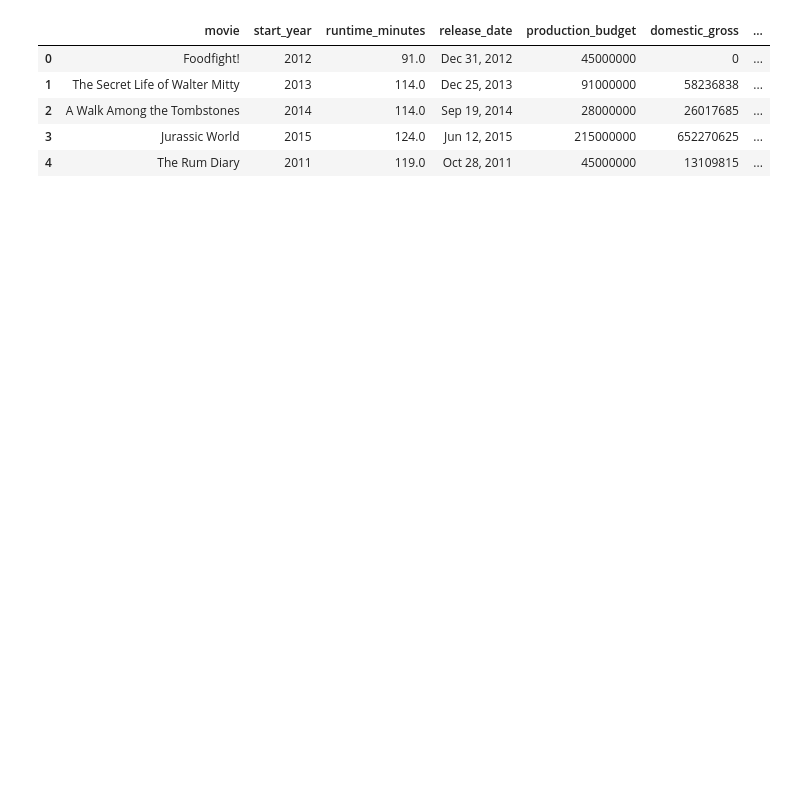
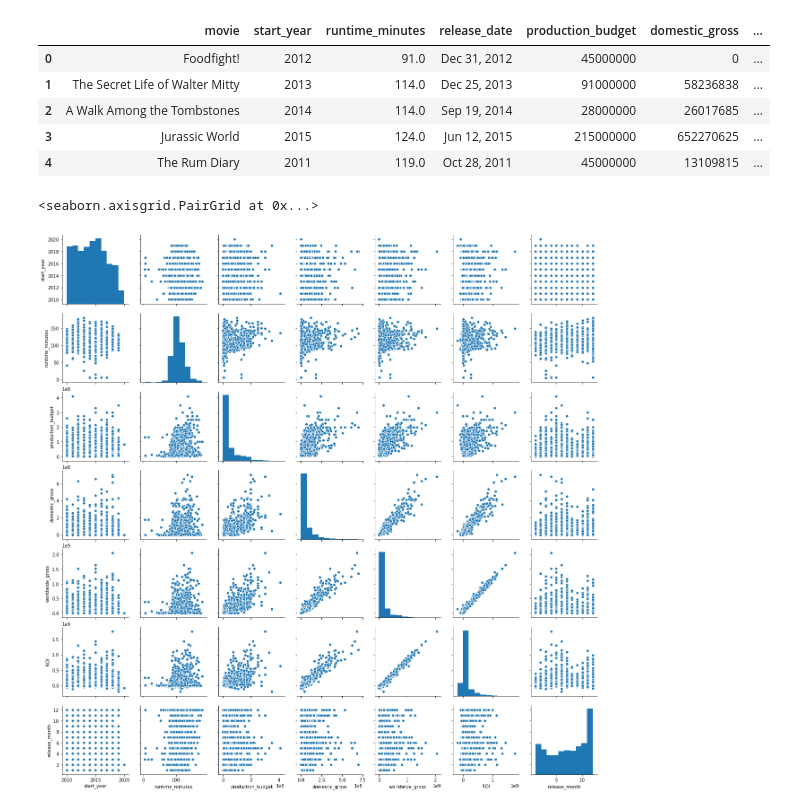
Before and after one commit to irvingcampbell/FIS-Mod1-Project, a Jupyter notebook: SH_Cleaning.ipynb, the cells around one changed output. Saved outputs shown, nothing was run; the diff lists cells and outputs as text; code cells hidden in the pictures; blank space fills up the shorter version.

```diff
--- a/SH_Cleaning.ipynb
+++ b/SH_Cleaning.ipynb
@@ -205,6 +205,39 @@ total_df = total_df.drop("genres", axis=1)
 total_df = total_df.drop("tconst", axis=1)
 # %%
 total_df = total_df.drop("id", axis=1)
+# %%
+total_df['release_month'] = total_df.release_date.map(lambda x: x[:3])
+# %%
+def month_to_num(x):
+   if x == "Jan":
+       x = 1
+   elif x == "Feb":
+       x = 2
+   elif x == "Mar":
+       x = 3
+   elif x == "Apr":
+       x = 4
+   elif x == "May":
+       x = 5
+   elif x == "Jun":
+       x = 6
+   elif x == "Jul":
+       x = 7
+   elif x == "Aug":
+       x = 8
+   elif x == "Sep":
+       x = 9
+   elif x == "Oct":
+       x = 10
+   elif x == "Nov":
+       x = 11
+   elif x == "Dec":
+       x = 12
+   else:
+       x = None
+   return x
+# %%
+total_df.release_month = total_df.release_month.map(lambda x: month_to_num(x))
 # %%
 total_df.head()
 # %% [output]
@@ -216,0 +252,5 @@ total_df.head()
+# %%
+sns.pairplot(total_df)
+# %% [output]
+<seaborn.axisgrid.PairGrid at 0x...>
+[figure, added]
```
Also changed, not shown: parts of 36 cells of this notebook.
